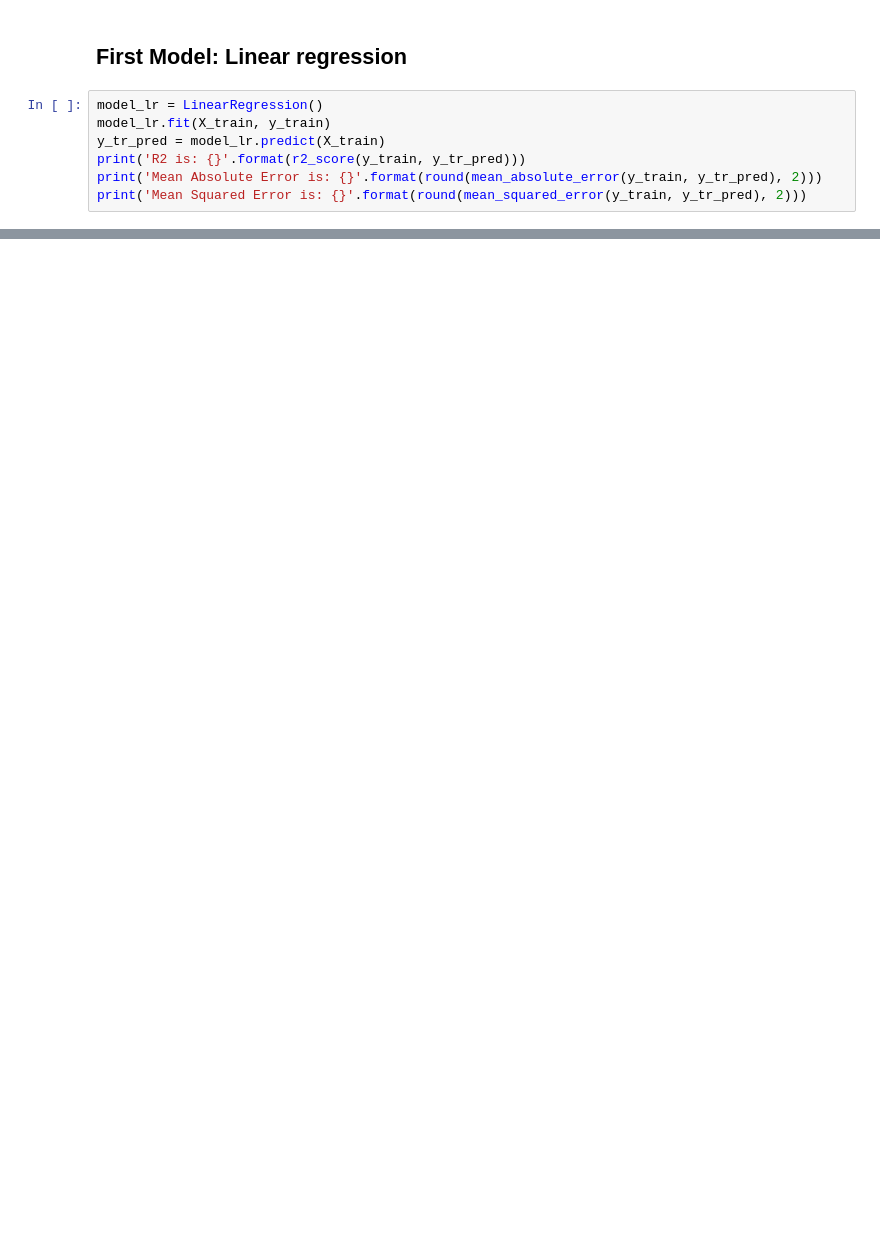
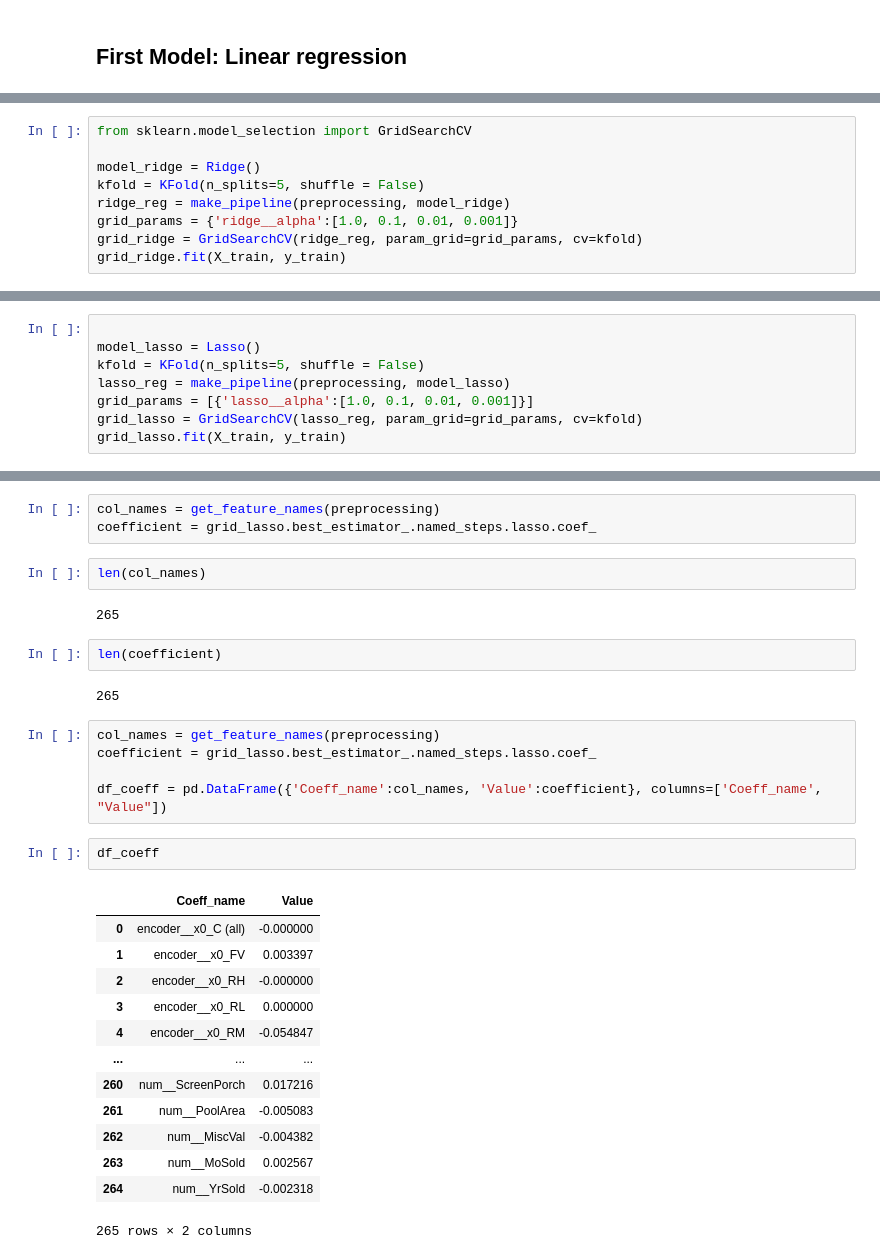
Before and after one commit to somayehY/House_Prices, a Jupyter notebook: HousePrices_DataWrangling.ipynb, the cells around one changed output, grey strips where cells are left out. Cells and saved outputs as stored; diff of their text form; blank space fills up the shorter version.

```diff
--- a/HousePrices_DataWrangling.ipynb
+++ b/HousePrices_DataWrangling.ipynb
@@ -348,9 +349,2 @@ result['Dummy'] = y_tr_pred
 # %% [markdown]
 ## First Model: Linear regression
-# %%
-model_lr = LinearRegression()
-model_lr.fit(X_train, y_train)
-y_tr_pred = model_lr.predict(X_train)
-print('R2 is: {}'.format(r2_score(y_train, y_tr_pred)))
-print('Mean Absolute Error is: {}'.format(round(mean_absolute_error(y_train, y_tr_pred), 2)))
-print('Mean Squared Error is: {}'.format(round(mean_squared_error(y_train, y_tr_pred), 2)))
@@ -393,0 +374,9 @@ array([-3.36459815e-01,  1.13058510e-01,  9.48616220e-02,  8.42817281e-02,
+# %%
+from sklearn.model_selection import GridSearchCV
+
+model_ridge = Ridge()
+kfold = KFold(n_splits=5, shuffle = False)
+ridge_reg = make_pipeline(preprocessing, model_ridge)
+grid_params = {'ridge__alpha':[1.0, 0.1, 0.01, 0.001]}
+grid_ridge = GridSearchCV(ridge_reg, param_grid=grid_params, cv=kfold)
+grid_ridge.fit(X_train, y_train)
@@ -393,0 +412,8 @@ array([-3.36459815e-01,  1.13058510e-01,  9.48616220e-02,  8.42817281e-02,
+# %%
+
+model_lasso = Lasso()
+kfold = KFold(n_splits=5, shuffle = False)
+lasso_reg = make_pipeline(preprocessing, model_lasso)
+grid_params = [{'lasso__alpha':[1.0, 0.1, 0.01, 0.001]}]
+grid_lasso = GridSearchCV(lasso_reg, param_grid=grid_params, cv=kfold)
+grid_lasso.fit(X_train, y_train)
@@ -393,0 +544,32 @@ array([-3.36459815e-01,  1.13058510e-01,  9.48616220e-02,  8.42817281e-02,
+# %%
+col_names = get_feature_names(preprocessing)
+coefficient = grid_lasso.best_estimator_.named_steps.lasso.coef_
+# %%
+len(col_names)
+# %% [output]
+265
+# %%
+len(coefficient)
+# %% [output]
+265
+# %%
+col_names = get_feature_names(preprocessing)
+coefficient = grid_lasso.best_estimator_.named_steps.lasso.coef_
+
+df_coeff = pd.DataFrame({'Coeff_name':col_names, 'Value':coefficient}, columns=['Coeff_name', "Value"])
+# %%
+df_coeff
+# %% [output]
+|  | Coeff_name | Value |
+| 0 | encoder__x0_C (all) | -0.000000 |
+| 1 | encoder__x0_FV | 0.003397 |
+| 2 | encoder__x0_RH | -0.000000 |
+| 3 | encoder__x0_RL | 0.000000 |
+| 4 | encoder__x0_RM | -0.054847 |
+| ... | ... | ... |
+| 260 | num__ScreenPorch | 0.017216 |
+| 261 | num__PoolArea | -0.005083 |
+| 262 | num__MiscVal | -0.004382 |
+| 263 | num__MoSold | 0.002567 |
+| 264 | num__YrSold | -0.002318 |
+265 rows × 2 columns
```
Also changed, not shown: parts of 47 cells of this notebook.
